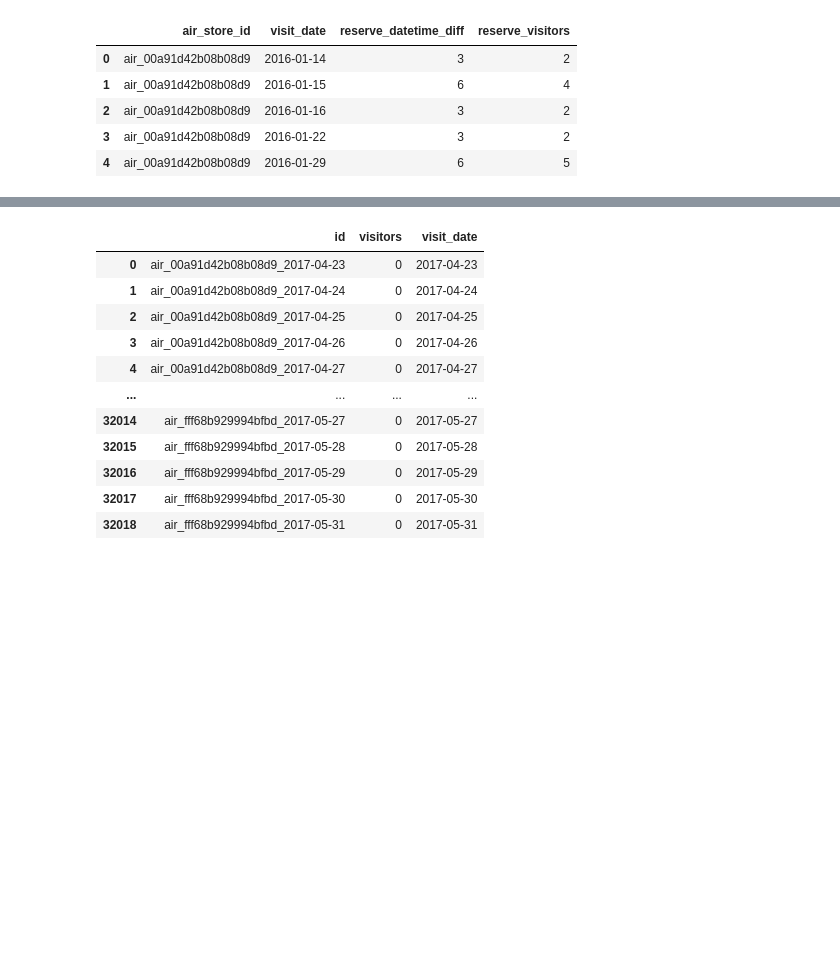
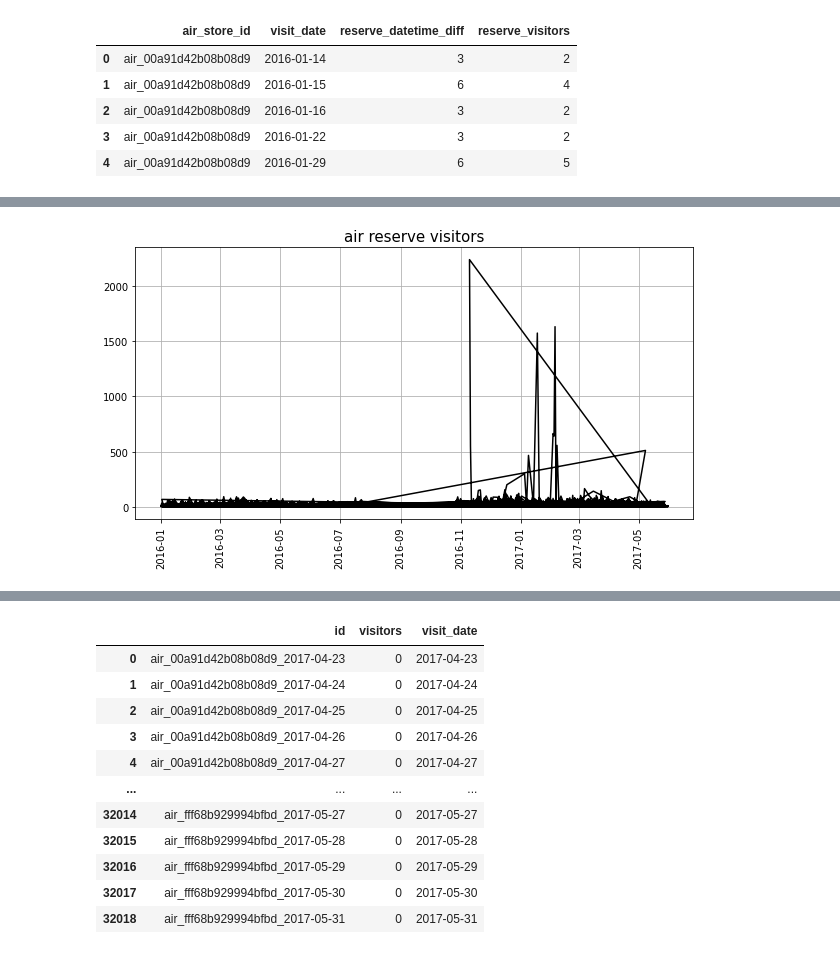
Before and after one commit to minji2744/AIFFEL, a Jupyter notebook: Hackerton/1st/AIFFEL_Hackerton_1st.ipynb, the cells around one changed output, grey strips where cells are left out. Saved outputs shown, nothing was run; the diff lists cells and outputs as text; code cells hidden in the pictures; blank space fills up the shorter version.

```diff
--- a/Hackerton/1st/AIFFEL_Hackerton_1st.ipynb
+++ b/Hackerton/1st/AIFFEL_Hackerton_1st.ipynb
@@ -115,0 +145,17 @@ data['tra'].head()
+# %%
+data["ar"]["visit_date"]=pd.to_datetime(data["ar"]["visit_date"])
+# %%
+copy_ar = data["ar"]
+copy_ar_1 = copy_ar.groupby(
+        ['visit_date'], as_index=False)[[
+            'reserve_visitors'
+        ]].sum()
+
+plt.figure(figsize=(10,5))
+plt.title("air reserve visitors", fontsize=15)
+plt.plot(copy_ar["visit_date"].dt.date, copy_ar["reserve_visitors"], color='black')
+plt.grid()
+plt.xticks(rotation=90)
+plt.show()
+# %% [output]
+[figure, added]
```
Also changed, not shown: parts of 11 cells of this notebook.
